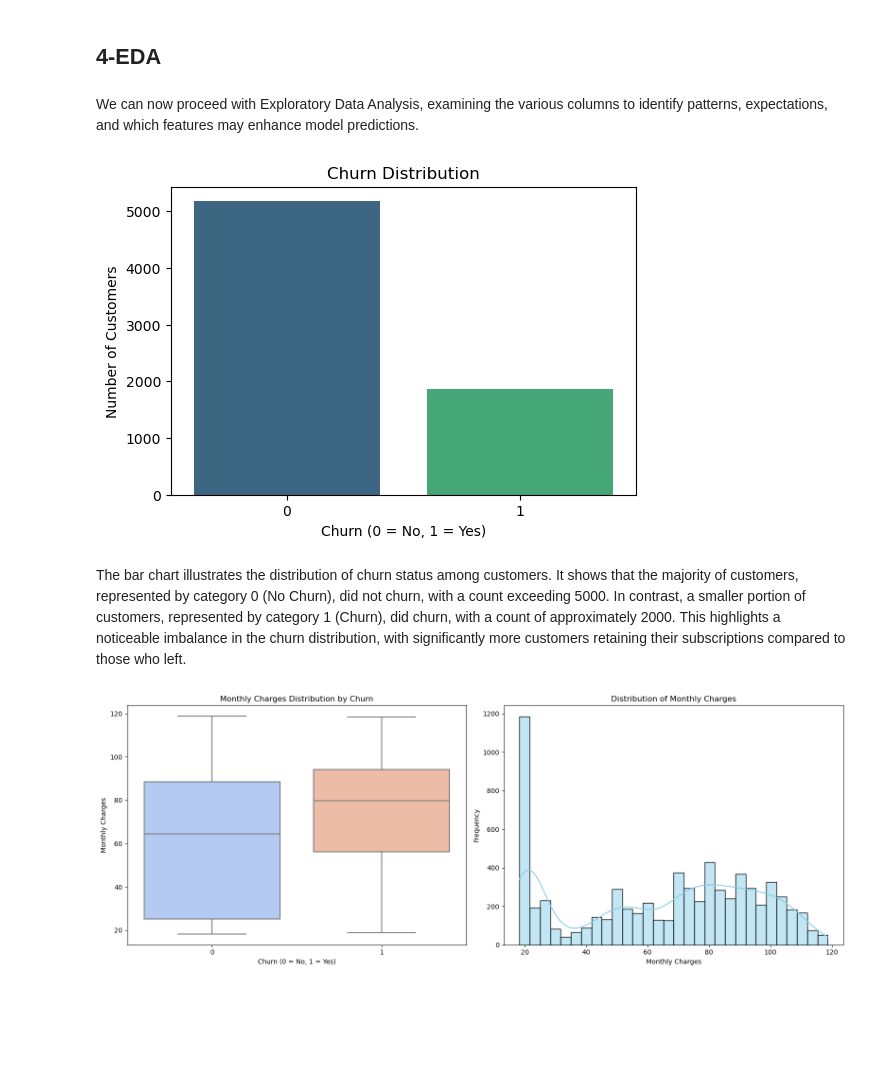
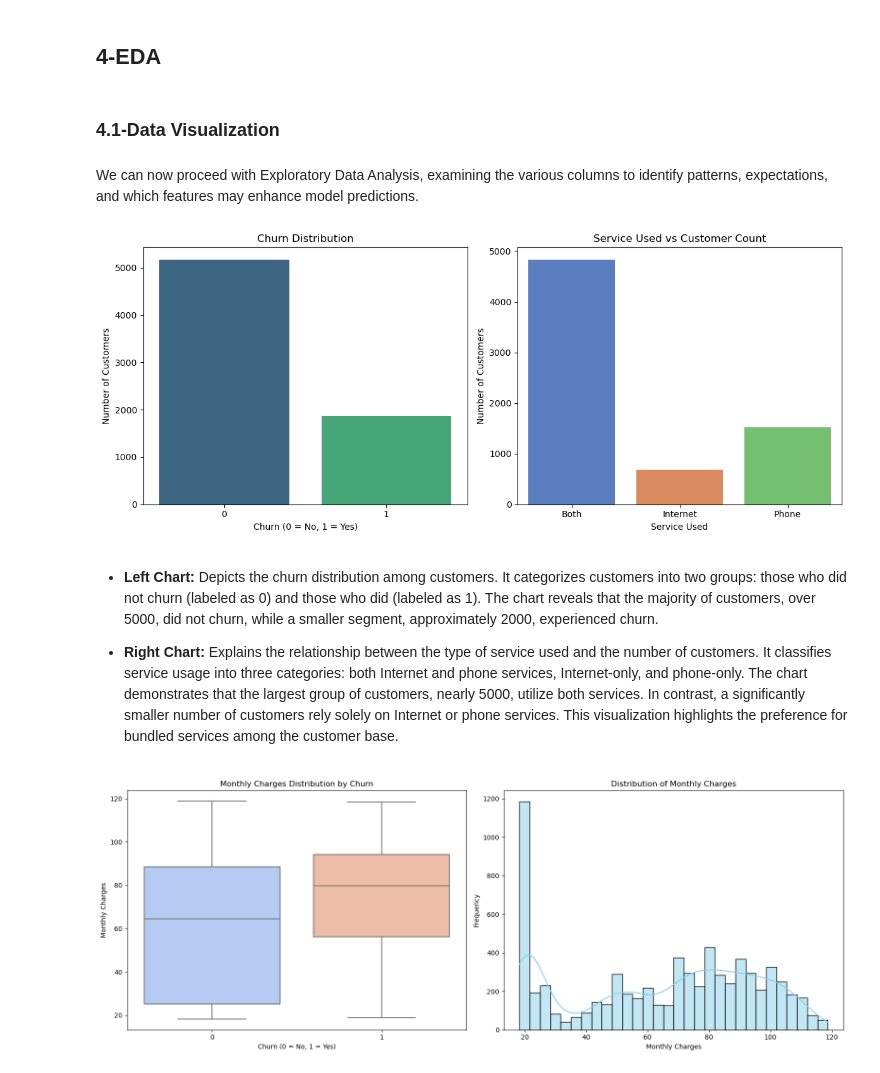
Before and after one commit to alexcoy06/Data-Science, a Jupyter notebook: Project 17/Interconnect.ipynb, the cells around one changed output. Drawn from its saved outputs; the diff is of its cells as text; code cells hidden in the pictures; blank space fills up the shorter version.

```diff
--- a/Project 17/Interconnect.ipynb
+++ b/Project 17/Interconnect.ipynb
@@ -285,3 +332,14 @@ df.head()
 5 rows × 21 columns
 # %% [markdown]
 The column `InternetService` is renamed to `InternetType`, for better clarity. A binary indicators was created; `Churn` is `0` if `EndDate` is `'2025-01-01'`, otherwise `1`. Finally, missing values are filled with `'No'` to ensure consistency.
+# %%
+def determine_source(row):
+        if row['customerID'] in internet['customerID'].values and row['customerID'] in phone['customerID'].values:
+            return 'Both'
+        elif row['customerID'] in internet['customerID'].values:
+            return 'Internet'
+        else:
+            return 'Phone'
+
+df['ServiceUsed'] = df.apply(determine_source, axis=1)
+df.head()
@@ -288,19 +356,33 @@ The column `InternetService` is renamed to `InternetType`, for better clarity. A
 # %% [markdown]
 ## 4-EDA
+# %% [markdown]
+### 4.1-Data Visualization
 # %% [markdown]
 We can now proceed with Exploratory Data Analysis, examining the various columns to identify patterns, expectations, and which features may enhance model predictions.
-# %%
-churn_counts = df['Churn'].value_counts()
-plt.figure(figsize=(6, 4))
-sns.barplot(x=churn_counts.index, y=churn_counts.values, palette="viridis")
-plt.title("Churn Distribution")
-plt.xlabel("Churn (0 = No, 1 = Yes)")
-plt.ylabel("Number of Customers")
-plt.show()
-# %% [output]
-[figure, removed]
-# %% [markdown]
-The bar chart illustrates the distribution of churn status among customers. It shows that the majority of customers, represented by category 0 (No Churn), did not churn, with a count exceeding 5000. In contrast, a smaller portion of customers, represented by category 1 (Churn), did churn, with a count of approximately 2000. This highlights a noticeable imbalance in the churn distribution, with significantly more customers retaining their subscriptions compared to those who left.
+# %%
+churn_counts = df['Churn'].value_counts()
+service_churn = df.groupby('ServiceUsed').size().reset_index(name='Count')
+
+fig, axes = plt.subplots(1, 2, figsize=(12, 5))
+
+sns.barplot(x=churn_counts.index, y=churn_counts.values, palette="viridis", ax=axes[0])
+axes[0].set_title("Churn Distribution")
+axes[0].set_xlabel("Churn (0 = No, 1 = Yes)")
+axes[0].set_ylabel("Number of Customers")
+
+sns.barplot(x='ServiceUsed', y='Count', hue=None, data=service_churn, palette="muted", ax=axes[1])
+axes[1].set_title("Service Used vs Customer Count")
+axes[1].set_xlabel("Service Used")
+axes[1].set_ylabel("Number of Customers")
+
+plt.tight_layout()
+plt.show()
+# %% [output]
+[figure, added]
+# %% [markdown]
+- **Left Chart:** Depicts the churn distribution among customers. It categorizes customers into two groups: those who did not churn (labeled as 0) and those who did (labeled as 1). The chart reveals that the majority of customers, over 5000, did not churn, while a smaller segment, approximately 2000, experienced churn.
+
+- **Right Chart:** Explains the relationship between the type of service used and the number of customers. It classifies service usage into three categories: both Internet and phone services, Internet-only, and phone-only. The chart demonstrates that the largest group of customers, nearly 5000, utilize both services. In contrast, a significantly smaller number of customers rely solely on Internet or phone services. This visualization highlights the preference for bundled services among the customer base.
 # %%
 df['Churn_str'] = df['Churn'].astype(str)
 
```
Also changed, not shown: parts of 46 cells of this notebook, 13 other files.
